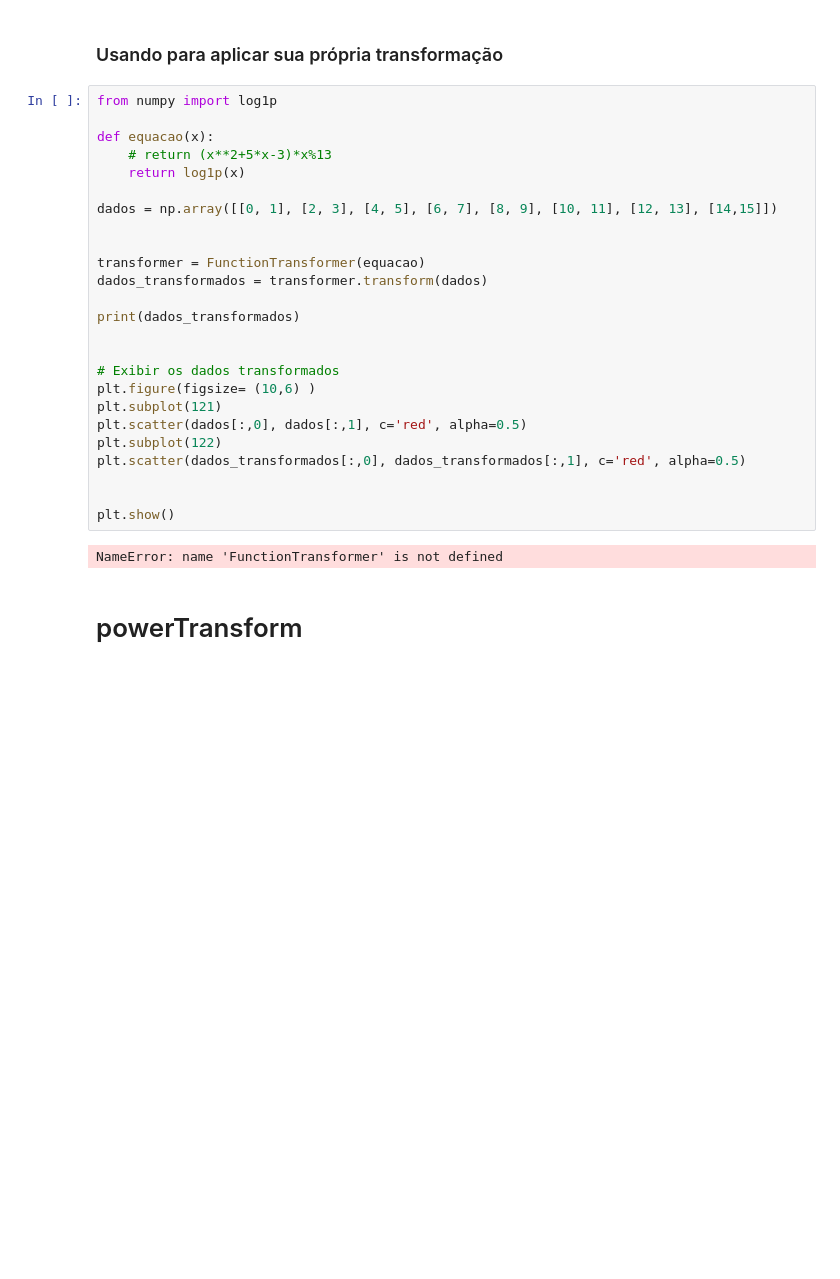
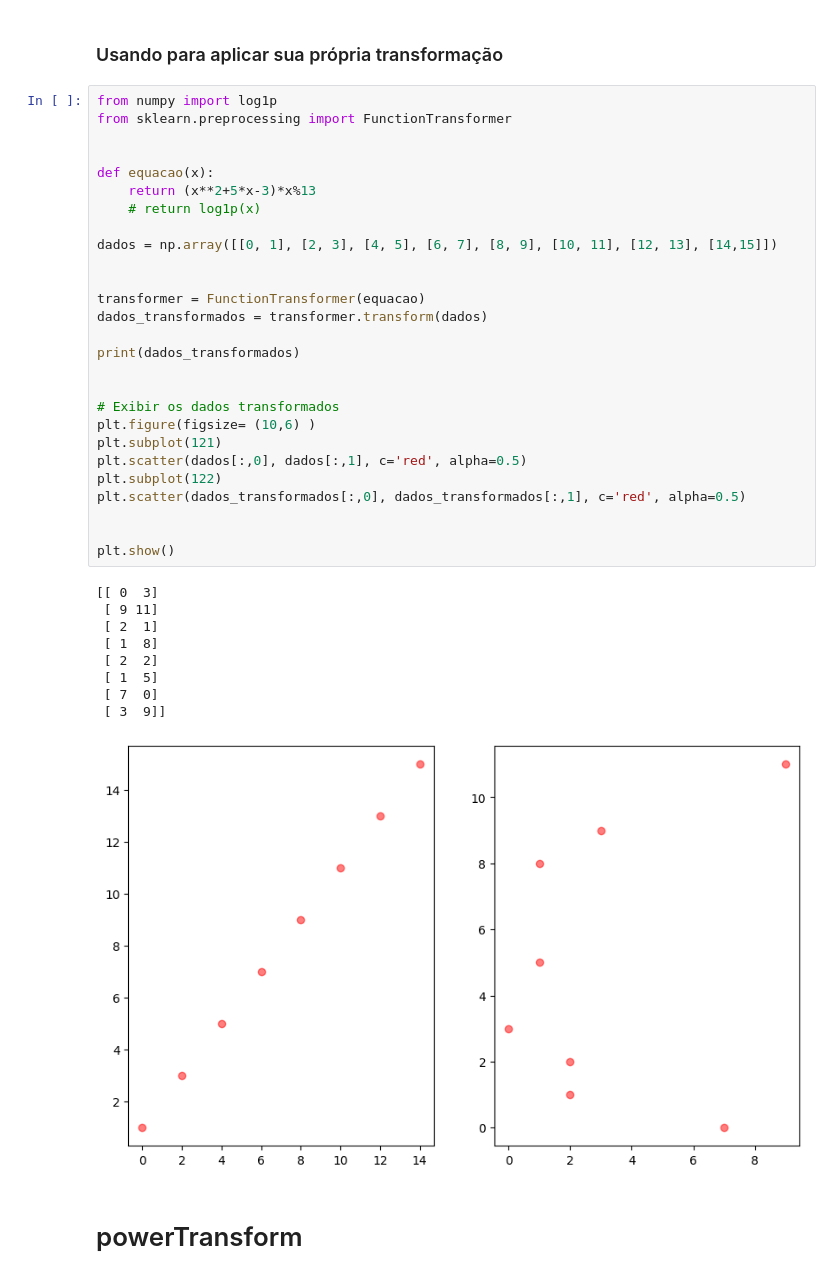
Before and after one commit to dacioms/DacioFeature3_24, a Jupyter notebook: 01_numericos/NovoNumericos.ipynb, the cells around one changed output. Saved outputs shown, nothing was run; the diff lists cells and outputs as text; blank space fills up the shorter version.

```diff
--- a/01_numericos/NovoNumericos.ipynb
+++ b/01_numericos/NovoNumericos.ipynb
@@ -560,31 +576,41 @@ print(data)
 ### Usando para aplicar sua própria transformação
 # %%
 from numpy import log1p
+from sklearn.preprocessing import FunctionTransformer
+
 
 def equacao(x):
-    # return (x**2+5*x-3)*x%13
-    return log1p(x)
+    return (x**2+5*x-3)*x%13
+    # return log1p(x)
 
 dados = np.array([[0, 1], [2, 3], [4, 5], [6, 7], [8, 9], [10, 11], [12, 13], [14,15]])
 
 
 transformer = FunctionTransformer(equacao)
 dados_transformados = transformer.transform(dados)
 
 print(dados_transformados)
 
 
 # Exibir os dados transformados
 plt.figure(figsize= (10,6) )
 plt.subplot(121)
 plt.scatter(dados[:,0], dados[:,1], c='red', alpha=0.5)
 plt.subplot(122)
 plt.scatter(dados_transformados[:,0], dados_transformados[:,1], c='red', alpha=0.5)
 
 
 plt.show()
 # %% [output]
-NameError: name 'FunctionTransformer' is not defined
+[[ 0  3]
+ [ 9 11]
+ [ 2  1]
+ [ 1  8]
+ [ 2  2]
+ [ 1  5]
+ [ 7  0]
+ [ 3  9]]
+[figure, added]
 # %% [markdown]
 # powerTransform
 # %% [markdown]
```
Also changed, not shown: parts of 15 cells of this notebook, 1 other file.
